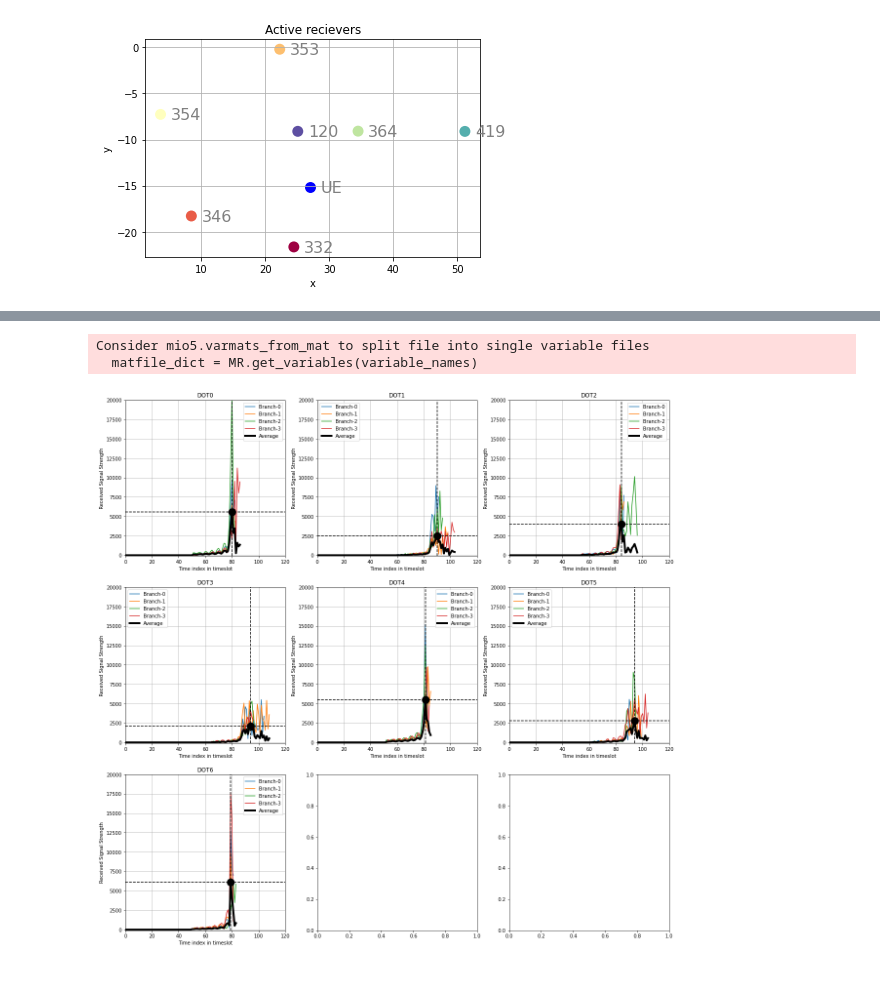
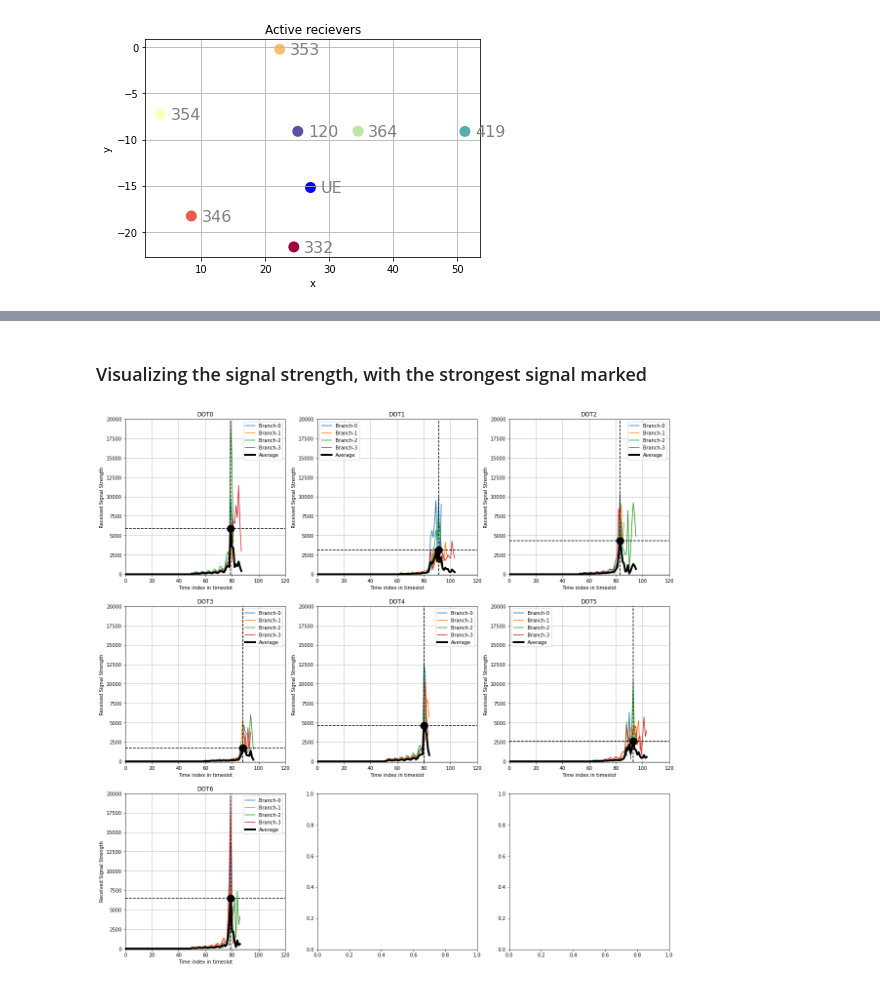
Before and after one commit to pintermatyas/Onlab-2022-23-2, a Jupyter notebook: Project/tdoa_sample.ipynb, the cells around one changed output, grey strips where cells are left out. Drawn from its saved outputs; the diff is of its cells as text; code cells hidden in the pictures.

Commit message:
Updated data visualization

```diff
--- a/Project/tdoa_sample.ipynb
+++ b/Project/tdoa_sample.ipynb
@@ -95,0 +126,7 @@ ax.grid(True)
+# %%
+data = pd.DataFrame(measurement_data['UDP_data'][0]).applymap(
+                                    lambda x: x[0][0] if len(x[0]) == 1 else x[0])[[
+                                        'dpePortSel', 'dpeBrSel', 'RxyT', 'Kmaxm1'
+                                    ]].drop_duplicates(subset=['dpePortSel', 'dpeBrSel'], keep='first')
+
+data
@@ -96,42 +151,36 @@ ax.grid(True)
+# %% [markdown]
+### Visualizing the signal strength, with the strongest signal marked
 # %%
-measurement_data = scipy.io.loadmat(measurement_path)
-
-data = pd.DataFrame(measurement_data['UDP_data'][99]).applymap(
-                                    lambda x: x[0][0] if len(x[0]) == 1 else x[0])[[
-                                        'dpePortSel', 'dpeBrSel', 'RxyT', 'Kmaxm1'
-                                    ]].drop_duplicates(subset=['dpePortSel', 'dpeBrSel'], keep='first')
 
 row_num, col_num = 3, 3
 fig, ax = plt.subplots(figsize=(20, 20), nrows=row_num, ncols=col_num)
 for ax_num in range(row_num*col_num):
     if(ax_num > 6):
         break
     average = []
     for _, measurement in data.query("dpePortSel == @ax_num").iterrows():
         record = np.concatenate((np.zeros(measurement['Kmaxm1']), np.abs(measurement['RxyT'])))
         ax[ax_num//col_num, ax_num%col_num].plot(record, label=f"Branch-{measurement['dpeBrSel']}", )
         ax[ax_num//col_num, ax_num%col_num].set_xlim([0,120])
         ax[ax_num//col_num, ax_num%col_num].set_ylim([-100,20000])
         ax[ax_num//col_num, ax_num%col_num].set_title("DOT" + str(ax_num))
         ax[ax_num//col_num, ax_num%col_num].set_xlabel('Time index in timeslot')
         ax[ax_num//col_num, ax_num%col_num].set_ylabel('Received Signal Strength')
         ax[ax_num//col_num, ax_num%col_num].grid(True)
         if len(average) < len(record):
             average = np.concatenate((average, np.zeros(len(record) - len(average))))
         elif len(average) > len(record):
             record = np.concatenate((record, np.zeros(len(average) - len(record))))
         average = np.add(average, record)
     #average = average/7
     average = list(map(lambda x: x/7, average))
     ax[ax_num//col_num, ax_num%col_num].plot(average, label="Average", linewidth=4, markersize=7, color='black')
     ax[ax_num//col_num, ax_num%col_num].legend()
 
     #peaks, _ = scipy.signal.find_peaks(average, prominence=1)
     peaks = np.argmax(average)
     ax[ax_num//col_num, ax_num%col_num].axhline(y=average[peaks], linestyle = '--', color='black')
     ax[ax_num//col_num, ax_num%col_num].axvline(peaks, linestyle = '--', color='black')
     ax[ax_num//col_num, ax_num%col_num].plot(peaks, average[peaks], marker='o', markersize=15, color='black')
 # %% [output]
-Consider mio5.varmats_from_mat to split file into single variable files
-  matfile_dict = MR.get_variables(variable_names)
-[figure, old version]
+[figure, new version]
```
Also changed, not shown: parts of 5 cells of this notebook.
